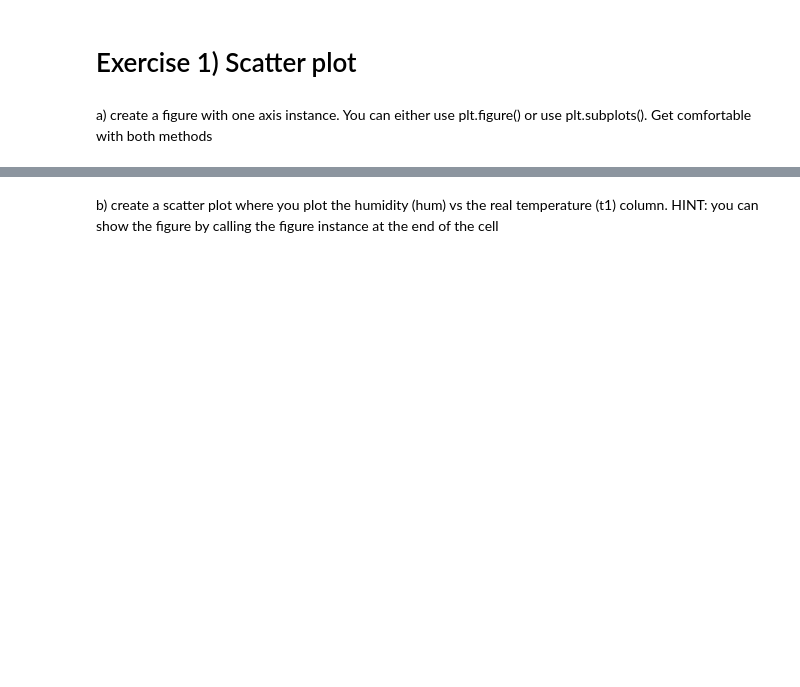
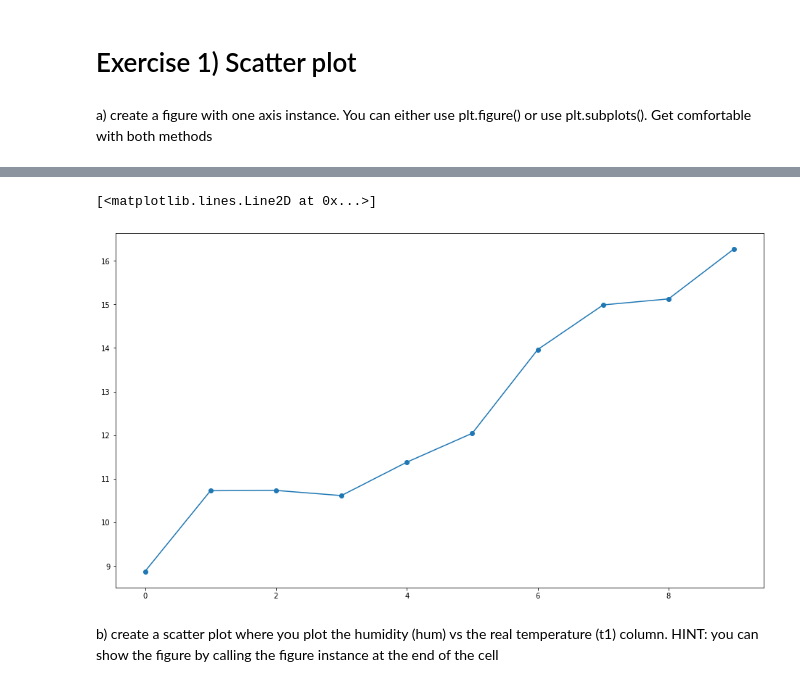
Before and after one commit to ramiejleh/ReDi_DataAnalytics_Repo, a Jupyter notebook: lesson05/exercises/exercises_visualisation.ipynb, the cells around one changed output, grey strips where cells are left out. Cells and saved outputs as stored; diff of their text form; code cells hidden in the pictures; blank space fills up the shorter version.

```diff
--- a/lesson05/exercises/exercises_visualisation.ipynb
+++ b/lesson05/exercises/exercises_visualisation.ipynb
@@ -36,2 +45,13 @@ a) create a figure with one axis instance. You can either use plt.figure() or us
+# %%
+temp = bikes.copy()
+temp["quantile"] = pd.qcut(temp["cnt"], q=10, labels=False)
+
+temp_grouped = temp.groupby(by=["quantile"]).mean()
+
+plt.scatter(x=temp_grouped.index, y=temp_grouped["t1"])
+plt.plot(temp_grouped.index, temp_grouped["t1"])
+# %% [output]
+[<matplotlib.lines.Line2D at 0x...>]
+[figure, added]
 # %% [markdown]
 b) create a scatter plot where you plot the humidity (hum) vs the real temperature (t1) column. HINT: you can show the figure by calling the figure instance at the end of the cell
```
Also changed, not shown: parts of 6 cells of this notebook, 6 other files.
